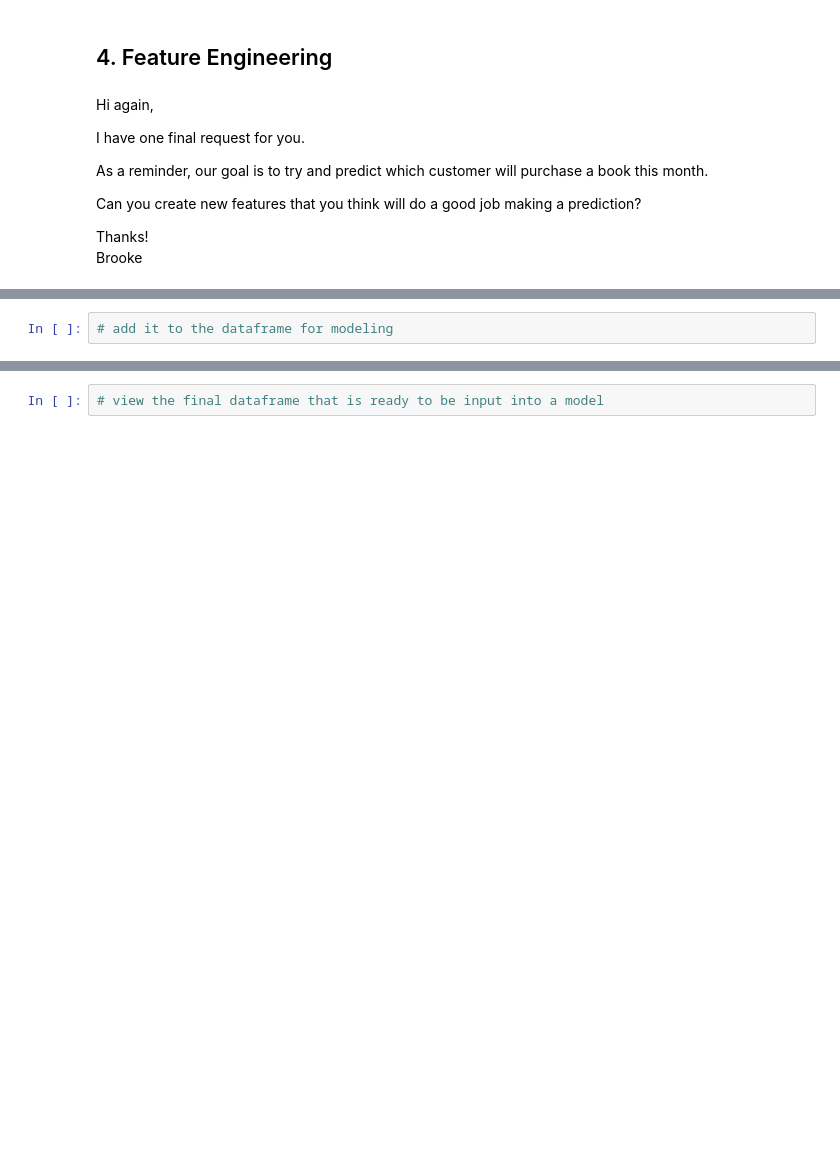
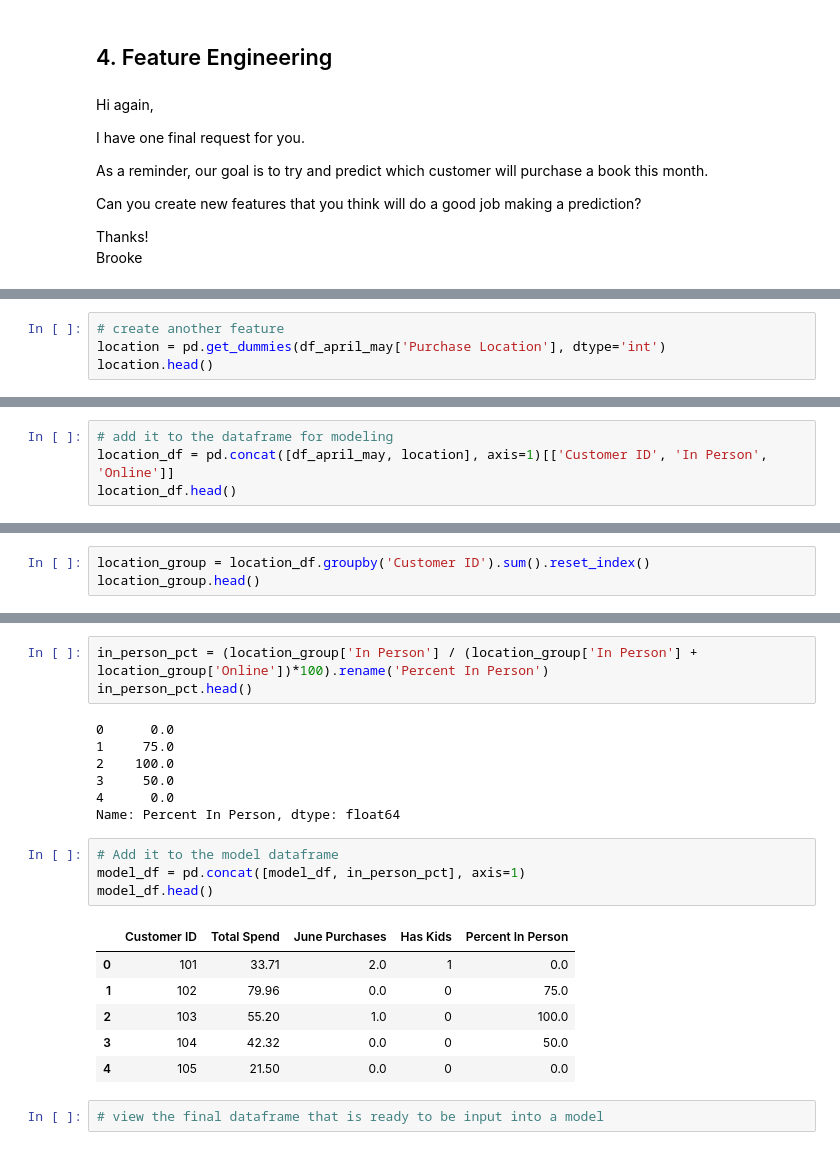
Before and after one commit to Camiloesp/Python-Data-Science-Data-Prep-EDA-with-Python, a Jupyter notebook: Course Assignment Notebooks/section08_prepping_for_modeling_assignments.ipynb, the cells around one changed output, grey strips where cells are left out. Drawn from its saved outputs; the diff is of its cells as text; blank space fills up the shorter version.

```diff
--- a/Course Assignment Notebooks/section08_prepping_for_modeling_assignments.ipynb
+++ b/Course Assignment Notebooks/section08_prepping_for_modeling_assignments.ipynb
@@ -309,0 +349,4 @@ Brooke
+# %%
+# create another feature
+location = pd.get_dummies(df_april_may['Purchase Location'], dtype='int')
+location.head()
@@ -310,2 +360,4 @@ Brooke
 # %%
 # add it to the dataframe for modeling
+location_df = pd.concat([df_april_may, location], axis=1)[['Customer ID', 'In Person', 'Online']]
+location_df.head()
@@ -311,0 +371,3 @@ Brooke
+# %%
+location_group = location_df.groupby('Customer ID').sum().reset_index()
+location_group.head()
@@ -312,2 +381,23 @@ Brooke
+# %%
+in_person_pct = (location_group['In Person'] / (location_group['In Person'] + location_group['Online'])*100).rename('Percent In Person')
+in_person_pct.head()
+# %% [output]
+0      0.0
+1     75.0
+2    100.0
+3     50.0
+4      0.0
+Name: Percent In Person, dtype: float64
+# %%
+# Add it to the model dataframe
+model_df = pd.concat([model_df, in_person_pct], axis=1)
+model_df.head()
+# %% [output]
+|  | Customer ID | Total Spend | June Purchases | Has Kids | Percent In Person |
+| 0 | 101 | 33.71 | 2.0 | 1 | 0.0 |
+| 1 | 102 | 79.96 | 0.0 | 0 | 75.0 |
+| 2 | 103 | 55.20 | 1.0 | 0 | 100.0 |
+| 3 | 104 | 42.32 | 0.0 | 0 | 50.0 |
+| 4 | 105 | 21.50 | 0.0 | 0 | 0.0 |
 # %%
 # view the final dataframe that is ready to be input into a model
```
Also changed, not shown: parts of 10 cells of this notebook.
